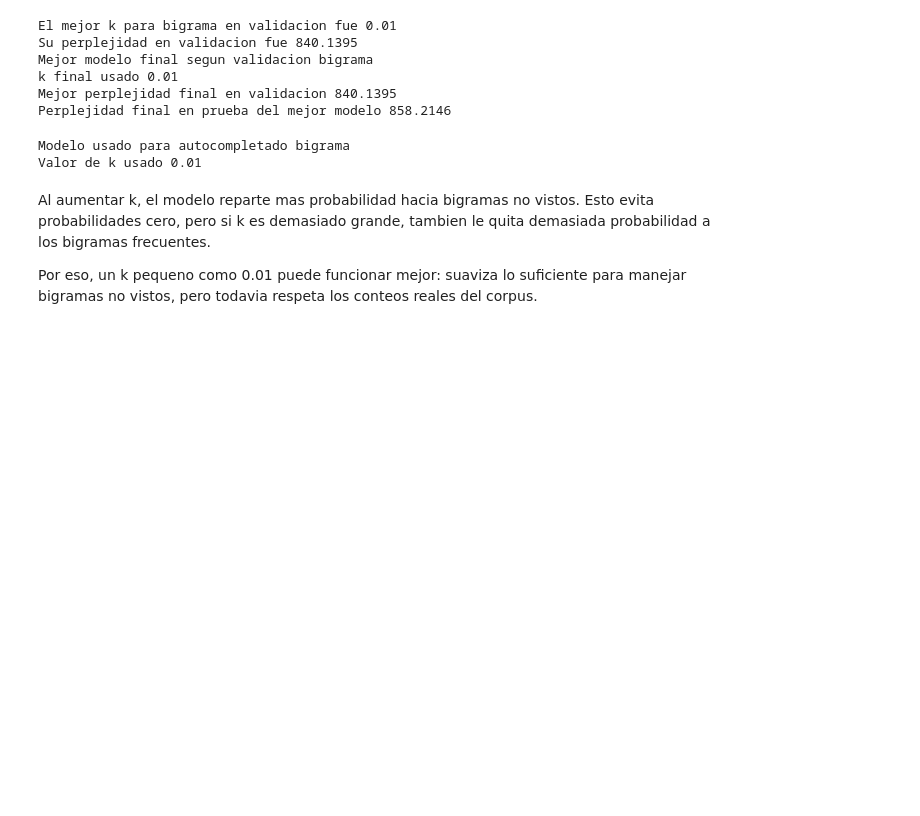
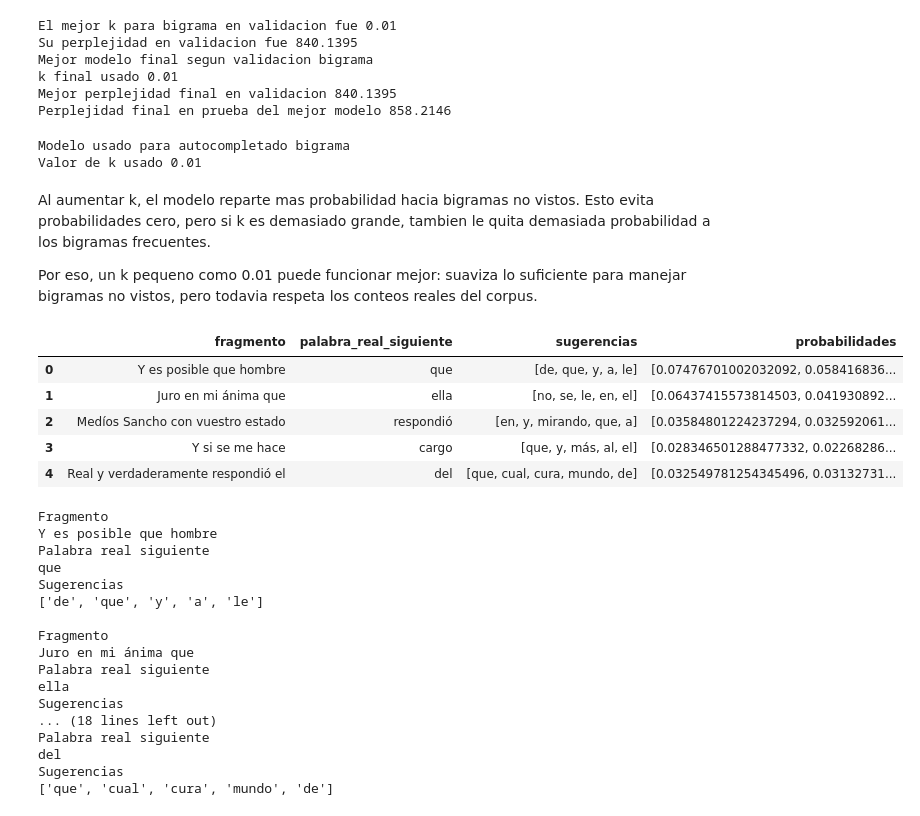
Before and after one commit to JuanDi37/Lab--5-NLP, a Jupyter notebook: Laboratorio 5.ipynb, the cells around one changed output. Cells and saved outputs as stored; diff of their text form; code cells hidden in the pictures; blank space fills up the shorter version.

```diff
--- a/Laboratorio 5.ipynb
+++ b/Laboratorio 5.ipynb
@@ -705,3 +705,74 @@ Valor de k usado 0.01
 Al aumentar k, el modelo reparte mas probabilidad hacia bigramas no vistos. Esto evita probabilidades cero, pero si k es demasiado grande, tambien le quita demasiada probabilidad a los bigramas frecuentes.
 
 Por eso, un k pequeno como 0.01 puede funcionar mejor: suaviza lo suficiente para manejar bigramas no vistos, pero todavia respeta los conteos reales del corpus.
+# %%
+#probamos el autocompletado con 5 fragmentos reales del conjunto de prueba
+
+fragmentos_prueba = []
+
+for oracion in test:
+    palabras_limpias = [
+        palabra
+        for palabra in oracion
+        if palabra not in {TOKEN_INICIO, TOKEN_FIN}
+    ]
+
+    if len(palabras_limpias) >= 6:
+        fragmento = " ".join(palabras_limpias[:5])
+        palabra_real = palabras_limpias[5]
+
+        fragmentos_prueba.append((fragmento, palabra_real))
+
+    if len(fragmentos_prueba) == 5:
+        break
+
+resultados_autocomplete = []
+
+for fragmento, palabra_real in fragmentos_prueba:
+    sugerencias = autocompletar(fragmento, top_n=5)
+
+    resultados_autocomplete.append({
+        "fragmento": fragmento,
+        "palabra_real_siguiente": palabra_real,
+        "sugerencias": [palabra for palabra, probabilidad in sugerencias],
+        "probabilidades": [probabilidad for palabra, probabilidad in sugerencias]
+    })
+
+tabla_autocomplete = pd.DataFrame(resultados_autocomplete)
+display(tabla_autocomplete)
+
+for resultado in resultados_autocomplete:
+    print("Fragmento")
+    print(resultado["fragmento"])
+
+    print("Palabra real siguiente")
+    print(resultado["palabra_real_siguiente"])
+
+    print("Sugerencias")
+    print(resultado["sugerencias"])
+
+    print()
+# %% [output]
+|  | fragmento | palabra_real_siguiente | sugerencias | probabilidades |
+| 0 | Y es posible que hombre | que | [de, que, y, a, le] | [0.07476701002032092, 0.058416836... |
+| 1 | Juro en mi ánima que | ella | [no, se, le, en, el] | [0.06437415573814503, 0.041930892... |
+| 2 | Medíos Sancho con vuestro estado | respondió | [en, y, mirando, que, a] | [0.03584801224237294, 0.032592061... |
+| 3 | Y si se me hace | cargo | [que, y, más, al, el] | [0.028346501288477332, 0.02268286... |
+| 4 | Real y verdaderamente respondió el | del | [que, cual, cura, mundo, de] | [0.032549781254345496, 0.03132731... |
+Fragmento
+Y es posible que hombre
+Palabra real siguiente
+que
+Sugerencias
+['de', 'que', 'y', 'a', 'le']
+
+Fragmento
+Juro en mi ánima que
+Palabra real siguiente
+ella
+Sugerencias
+... (18 lines left out)
+Palabra real siguiente
+del
+Sugerencias
+['que', 'cual', 'cura', 'mundo', 'de']
```
Also changed, not shown: parts of 6 cells of this notebook.
